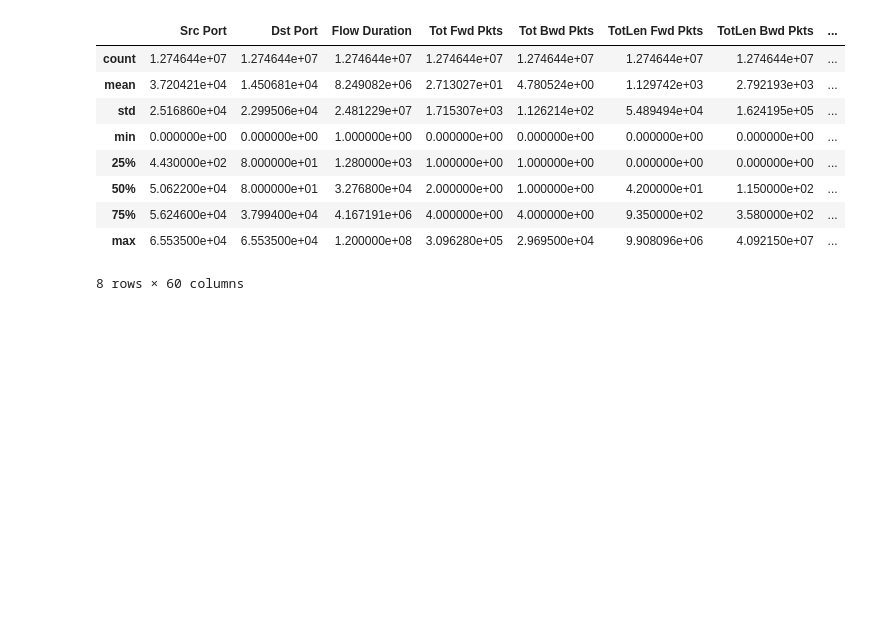
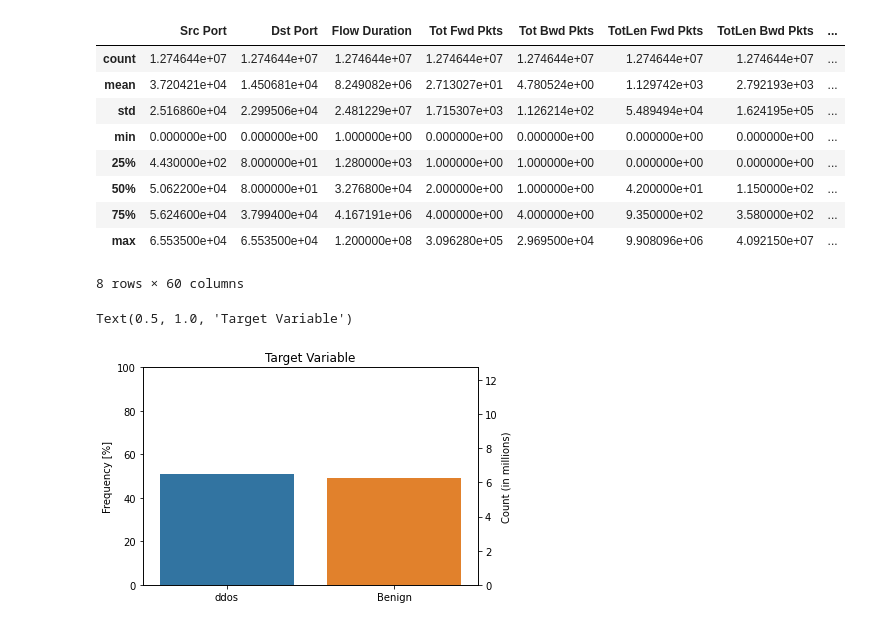
Before and after one commit to manoj-b-22/IDS-in-IoV, a Jupyter notebook: preprocess/inter.ipynb, the cells around one changed output. Drawn from its saved outputs; the diff is of its cells as text; code cells hidden in the pictures; blank space fills up the shorter version.

```diff
--- a/preprocess/inter.ipynb
+++ b/preprocess/inter.ipynb
@@ -182,3 +184,16 @@ df.describe()
 | 75% | 5.624600e+04 | 3.799400e+04 | 4.167191e+06 | 4.000000e+00 | 4.000000e+00 | 9.350000e+02 | 3.580000e+02 | ... |
 | max | 6.553500e+04 | 6.553500e+04 | 1.200000e+08 | 3.096280e+05 | 2.969500e+04 | 9.908096e+06 | 4.092150e+07 | ... |
 8 rows × 60 columns
+# %%
+# plotting the target variable
+labelCount = df['Label'].value_counts(normalize=True)*100
+ax = sns.barplot(x=labelCount.index, y=labelCount.values)
+ax1 = ax.twinx()
+ax.set_ylabel('Frequency [%]')
+ax1.set_ylabel("Count (in millions)")
+ax1.set_ylim(0, len(df)/10**6)
+ax.set_ylim(0, 100)
+plt.title('Target Variable')
+# %% [output]
+Text(0.5, 1.0, 'Target Variable')
+[figure, added]
```
Also changed, not shown: parts of 15 cells of this notebook.
